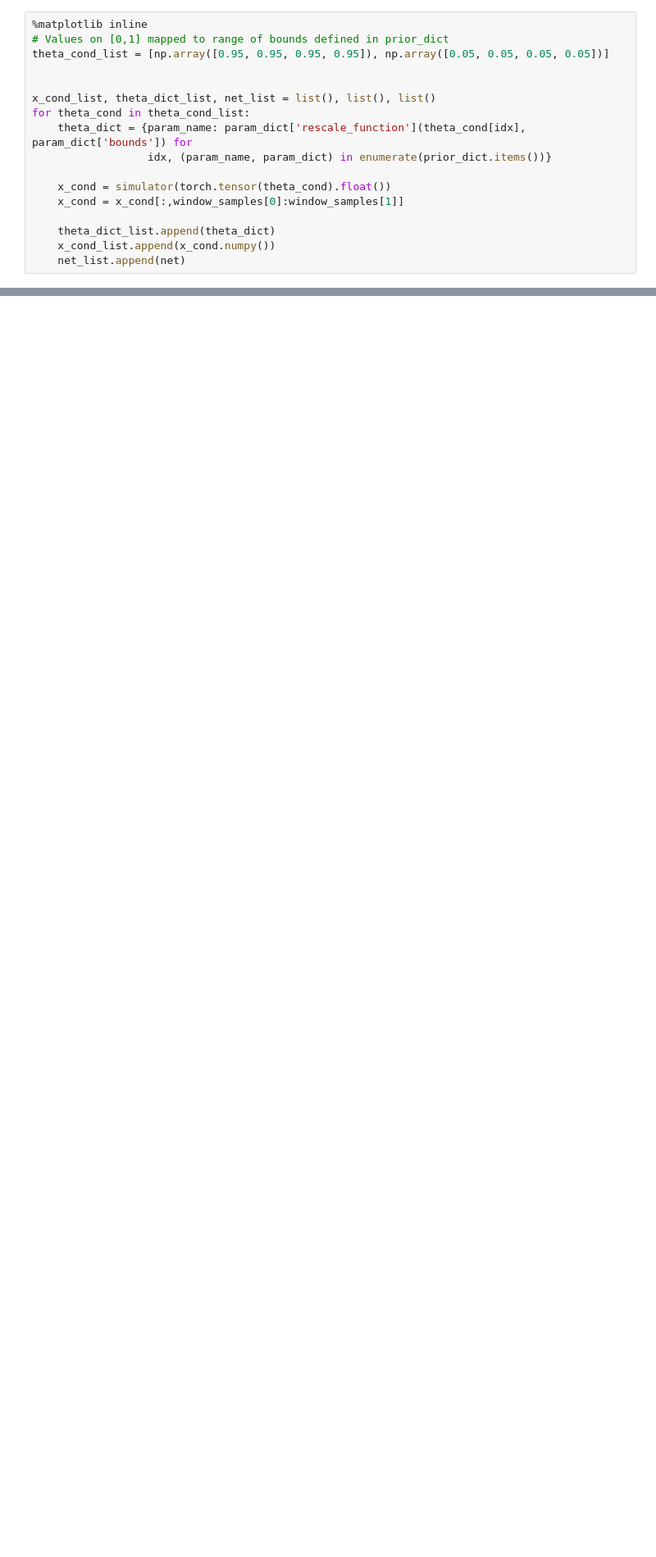
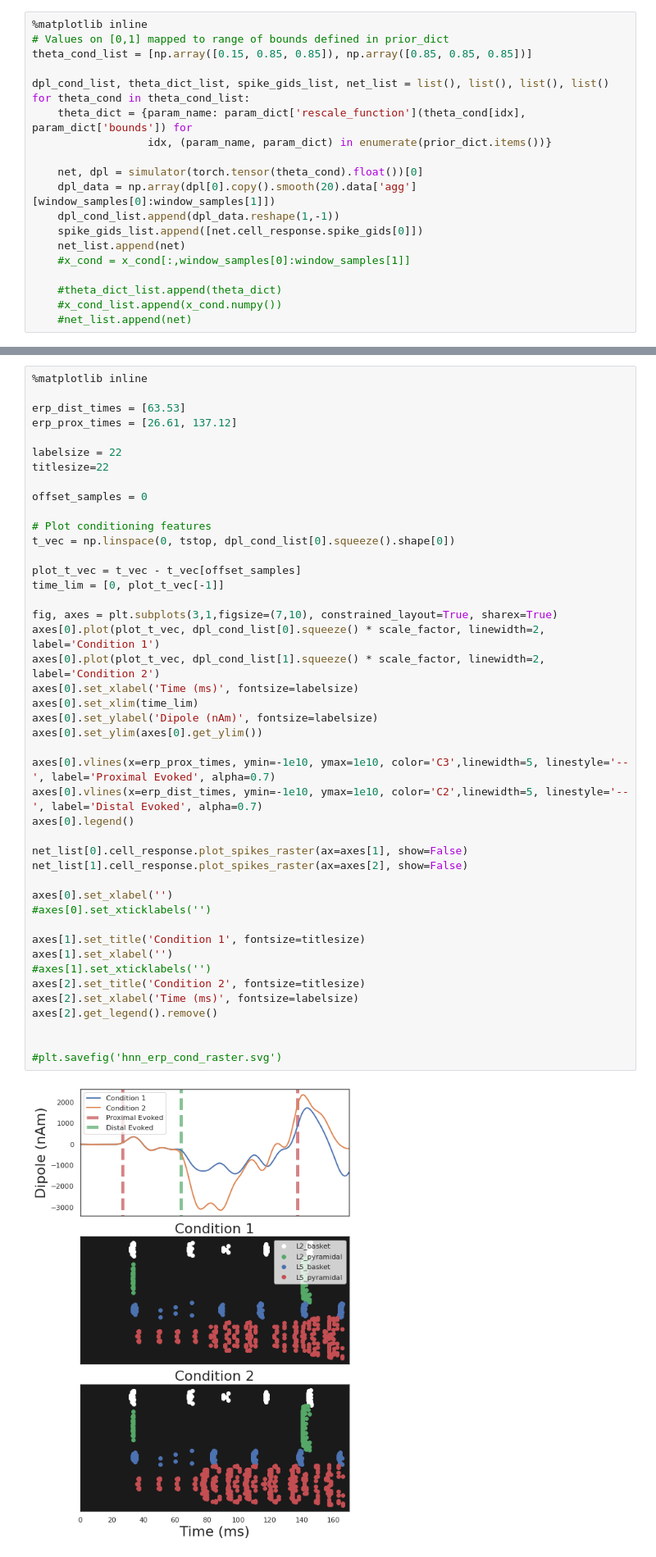
Before and after one commit to ntolley/hnn_sbi_sfn2022, a Jupyter notebook: notebooks/hnn_erp_posterior_compare.ipynb, the cells around one changed output, grey strips where cells are left out. Shown at 82% size. Saved outputs shown, nothing was run; the diff lists cells and outputs as text; blank space fills up the shorter version.

```diff
--- a/notebooks/hnn_erp_posterior_compare.ipynb
+++ b/notebooks/hnn_erp_posterior_compare.ipynb
@@ -47,18 +48,21 @@ simulator = partial(simulator_hnn, prior_dict=prior_dict, param_function=hnn_erp
 # %%
 %matplotlib inline
 # Values on [0,1] mapped to range of bounds defined in prior_dict
-theta_cond_list = [np.array([0.95, 0.95, 0.95, 0.95]), np.array([0.05, 0.05, 0.05, 0.05])]
+theta_cond_list = [np.array([0.15, 0.85, 0.85]), np.array([0.85, 0.85, 0.85])]
 
-
-x_cond_list, theta_dict_list, net_list = list(), list(), list()
+dpl_cond_list, theta_dict_list, spike_gids_list, net_list = list(), list(), list(), list()
 for theta_cond in theta_cond_list:
     theta_dict = {param_name: param_dict['rescale_function'](theta_cond[idx], param_dict['bounds']) for
                   idx, (param_name, param_dict) in enumerate(prior_dict.items())}
 
-    x_cond = simulator(torch.tensor(theta_cond).float())
-    x_cond = x_cond[:,window_samples[0]:window_samples[1]]
+    net, dpl = simulator(torch.tensor(theta_cond).float())[0]
+    dpl_data = np.array(dpl[0].copy().smooth(20).data['agg'][window_samples[0]:window_samples[1]])
+    dpl_cond_list.append(dpl_data.reshape(1,-1))
+    spike_gids_list.append([net.cell_response.spike_gids[0]])
+    net_list.append(net)
+    #x_cond = x_cond[:,window_samples[0]:window_samples[1]]
 
-    theta_dict_list.append(theta_dict)
-    x_cond_list.append(x_cond.numpy())
-    net_list.append(net)
+    #theta_dict_list.append(theta_dict)
+    #x_cond_list.append(x_cond.numpy())
+    #net_list.append(net)
 # %% [output]
@@ -309,0 +323,46 @@ pca30
+# %%
+%matplotlib inline
+
+erp_dist_times = [63.53]
+erp_prox_times = [26.61, 137.12]
+
+labelsize = 22
+titlesize=22
+
+offset_samples = 0
+
+# Plot conditioning features
+t_vec = np.linspace(0, tstop, dpl_cond_list[0].squeeze().shape[0])
+
+plot_t_vec = t_vec - t_vec[offset_samples]
+time_lim = [0, plot_t_vec[-1]]
+
+fig, axes = plt.subplots(3,1,figsize=(7,10), constrained_layout=True, sharex=True)
+axes[0].plot(plot_t_vec, dpl_cond_list[0].squeeze() * scale_factor, linewidth=2, label='Condition 1')
+axes[0].plot(plot_t_vec, dpl_cond_list[1].squeeze() * scale_factor, linewidth=2, label='Condition 2')
+axes[0].set_xlabel('Time (ms)', fontsize=labelsize)
+axes[0].set_xlim(time_lim)
+axes[0].set_ylabel('Dipole (nAm)', fontsize=labelsize)
+axes[0].set_ylim(axes[0].get_ylim())
+
+axes[0].vlines(x=erp_prox_times, ymin=-1e10, ymax=1e10, color='C3',linewidth=5, linestyle='--', label='Proximal Evoked', alpha=0.7)
+axes[0].vlines(x=erp_dist_times, ymin=-1e10, ymax=1e10, color='C2',linewidth=5, linestyle='--', label='Distal Evoked', alpha=0.7)
+axes[0].legend()
+
+net_list[0].cell_response.plot_spikes_raster(ax=axes[1], show=False)
+net_list[1].cell_response.plot_spikes_raster(ax=axes[2], show=False)
+
+axes[0].set_xlabel('')
+#axes[0].set_xticklabels('')
+
+axes[1].set_title('Condition 1', fontsize=titlesize)
+axes[1].set_xlabel('')
+#axes[1].set_xticklabels('')
+axes[2].set_title('Condition 2', fontsize=titlesize)
+axes[2].set_xlabel('Time (ms)', fontsize=labelsize)
+axes[2].get_legend().remove()
+
+
+#plt.savefig('hnn_erp_cond_raster.svg')
+# %% [output]
+[figure, added]
```
Also changed, not shown: parts of 9 cells of this notebook, 5 other files.
